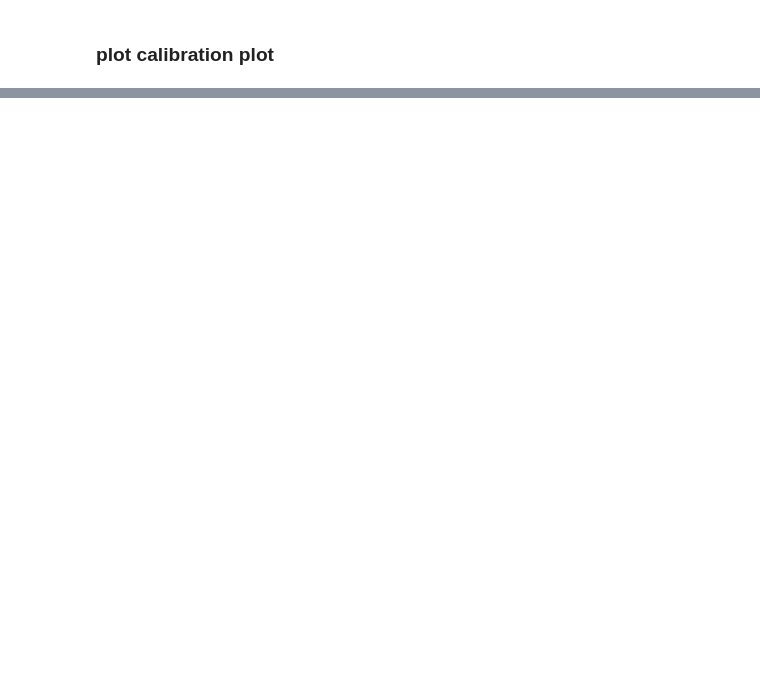
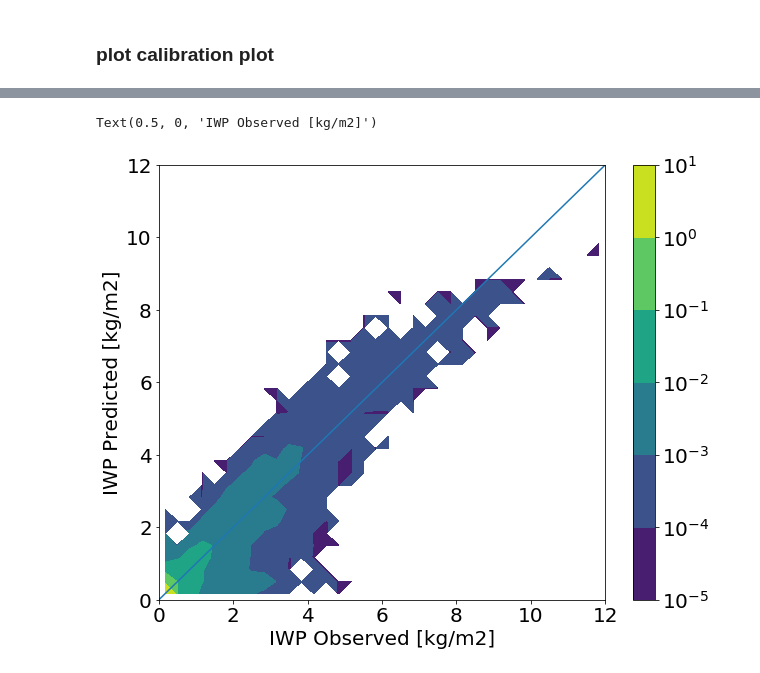
Before and after one commit to ikaur17/IWC2TB, a Jupyter notebook: notebooks/qrnn_train-gmi-iwp.ipynb, the cells around one changed output, grey strips where cells are left out. Saved outputs shown, nothing was run; the diff lists cells and outputs as text; code cells hidden in the pictures; blank space fills up the shorter version.

```diff
--- a/notebooks/qrnn_train-gmi-iwp.ipynb
+++ b/notebooks/qrnn_train-gmi-iwp.ipynb
@@ -125,25 +183,28 @@ ax.set_xlabel("IWP[kg/m2]")
 # %%
 import scipy
 from matplotlib import ticker, cm
 xyrange = [[0, 15], [0, 15]] # data range
 
-bins = [30, 30] # number of bins
+bins = [45, 45] # number of bins
 hh, locx, locy = np.histogram2d(y, y_pos_mean,
                                 range=xyrange, bins=bins, density = True)
 posx = np.digitize(y, locx)
 posy = np.digitize(y_pos_mean, locy)
 
 fig, ax = plt.subplots(1, 1, figsize = [10, 8])
 cs = ax.contourf(np.flipud(hh.T),
                 extent=np.array(xyrange).flatten(),
             locator= ticker.LogLocator(), origin='upper')
 cbar = fig.colorbar(cs)
 ax.set_ylim([0, 12])
 ax.set_xlim([0, 12])
 xy = np.arange(0, 13, 1)
 yy = xy
 ax.plot(xy, yy)
 ax.set_ylabel("IWP Predicted [kg/m2]")
 ax.set_xlabel("IWP Observed [kg/m2]")
 #ax.set_yscale('log')
 #ax.set_xscale('log')
+# %% [output]
+Text(0.5, 0, 'IWP Observed [kg/m2]')
+[figure, added]
```
Also changed, not shown: parts of 10 cells of this notebook, 2 other files.
